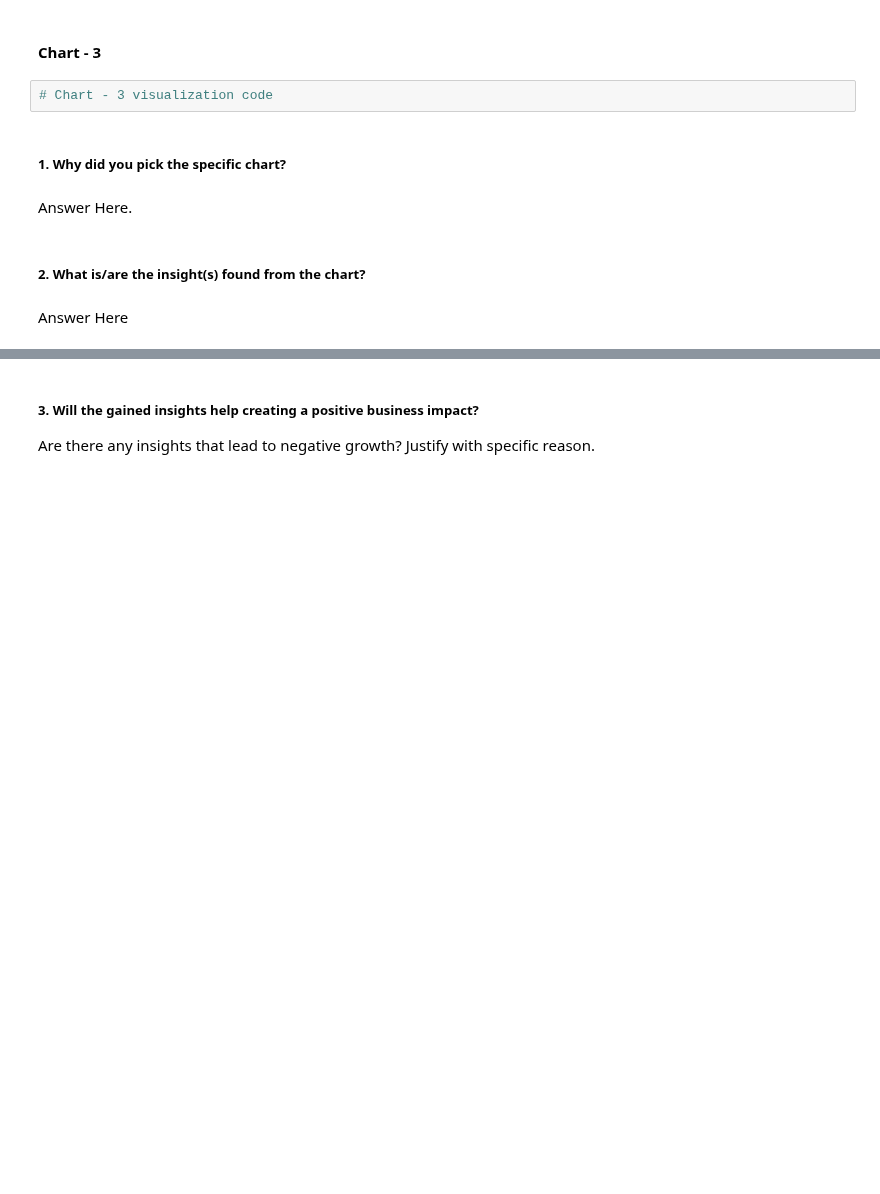
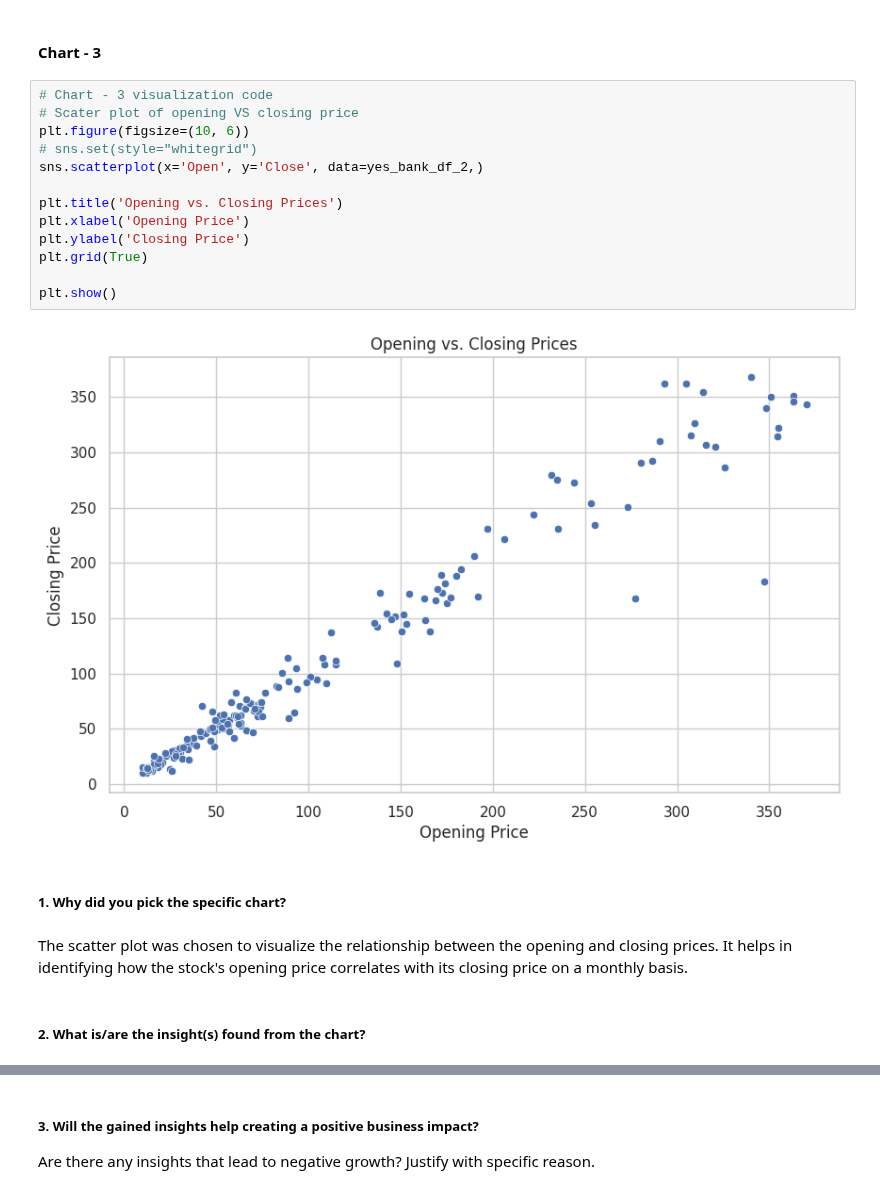
Before and after one commit to KushangShah/ML-Project-End-to-End-Machine-Learning., a Jupyter notebook: Yes_Bank_Stock_Closing_Price_Prediction.ipynb, the cells around one changed output, grey strips where cells are left out. Drawn from its saved outputs; the diff is of its cells as text; blank space fills up the shorter version.

```diff
--- a/Yes_Bank_Stock_Closing_Price_Prediction.ipynb
+++ b/Yes_Bank_Stock_Closing_Price_Prediction.ipynb
@@ -371,13 +371,24 @@ Yes, the insights can be valuable for several reasons:
 - Negative Growth: Periods where the stock price shows significant volatility may indicate underlying issues or market reactions to negative news. Recognizing these patterns can help the bank to address the causes and manage investor relations better.
 # %% [markdown]
 #### Chart - 3
-# %%
-# Chart - 3 visualization code
+# %%
+# Chart - 3 visualization code
+# Scater plot of opening VS closing price
+plt.figure(figsize=(10, 6))
+# sns.set(style="whitegrid")
+sns.scatterplot(x='Open', y='Close', data=yes_bank_df_2,)
+
+plt.title('Opening vs. Closing Prices')
+plt.xlabel('Opening Price')
+plt.ylabel('Closing Price')
+plt.grid(True)
+
+plt.show()
+# %% [output]
+[figure, added]
 # %% [markdown]
 ##### 1. Why did you pick the specific chart?
-# %% [markdown]
-Answer Here.
+# %% [markdown]
+The scatter plot was chosen to visualize the relationship between the opening and closing prices. It helps in identifying how the stock's opening price correlates with its closing price on a monthly basis.
 # %% [markdown]
 ##### 2. What is/are the insight(s) found from the chart?
-# %% [markdown]
-Answer Here
```
Also changed, not shown: parts of 19 cells of this notebook.
